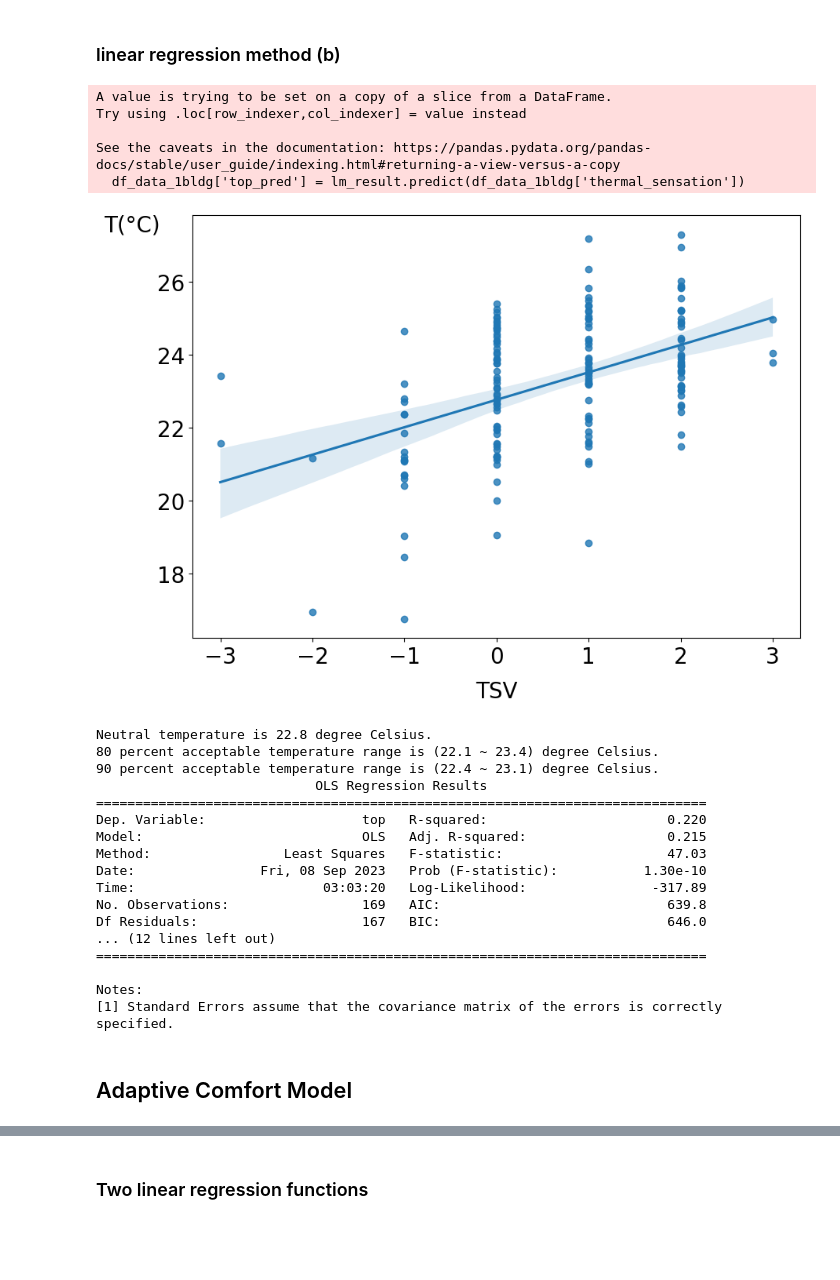
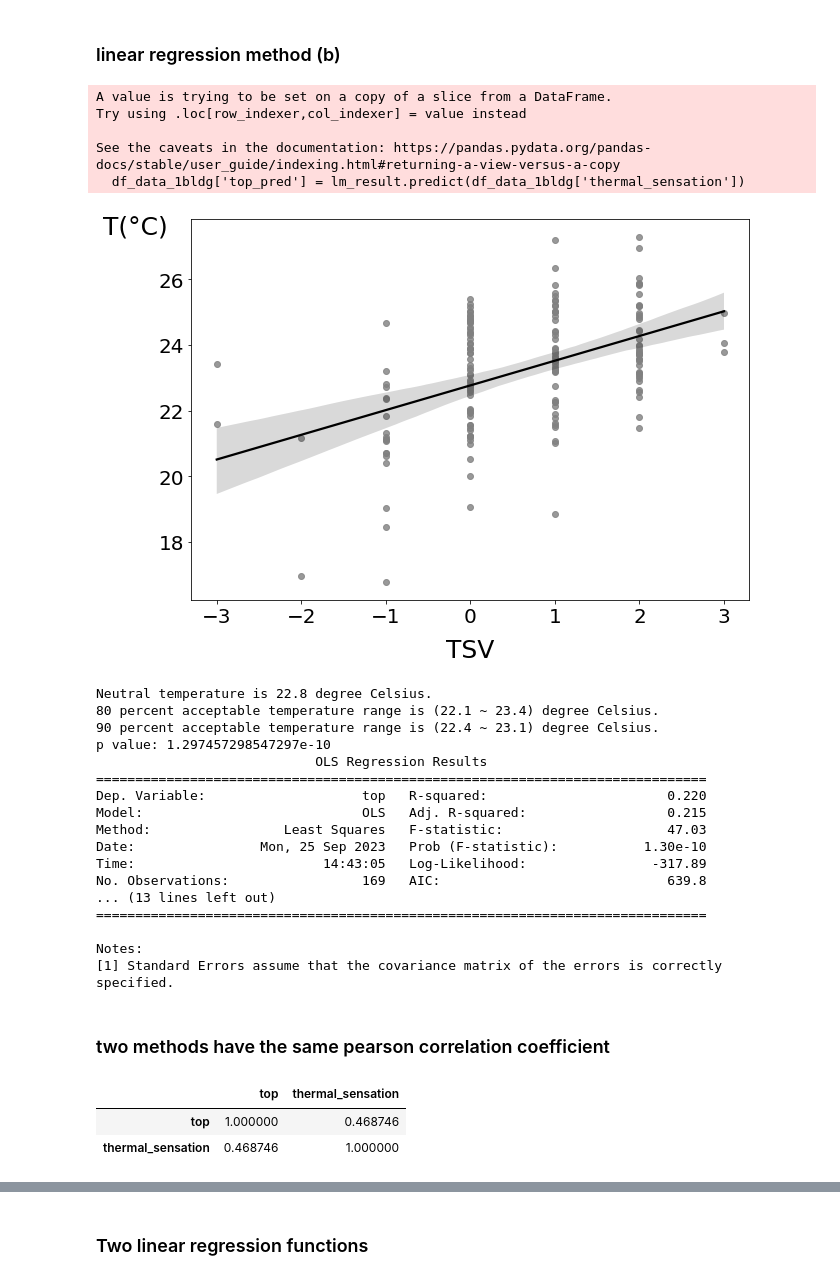
Before and after one commit to ruijis/causal-thinking-neutral-temperature, a Jupyter notebook: two-linear-regressions.ipynb, the cells around one changed output, grey strips where cells are left out. Saved outputs shown, nothing was run; the diff lists cells and outputs as text; code cells hidden in the pictures; blank space fills up the shorter version.

```diff
--- a/two-linear-regressions.ipynb
+++ b/two-linear-regressions.ipynb
@@ -138,9 +141,9 @@ lm_result = smf.ols(formula='top ~ thermal_sensation', data=df_data_1bldg).fit()
 df_data_1bldg['top_pred'] = lm_result.predict(df_data_1bldg['thermal_sensation'])
 # plot the regression line
 plt.figure(figsize=(10, 7))
-sns.regplot(x='thermal_sensation', y='top', data=df_data_1bldg)
-plt.xlabel('TSV', fontsize=20)
-plt.ylabel('T(°C)', rotation=0, fontsize=20)
+sns.regplot(x='thermal_sensation', y='top', data=df_data_1bldg, scatter_kws={'color': 'grey'}, line_kws={'color': 'black'})
+plt.xlabel('TSV', fontsize=25)
+plt.ylabel('T(°C)', rotation=0, fontsize=25)
 # plt.title('Regress thermal sensation votes on indoor temperature')
 
 # Move y-axis label to the top and adjust the distance
@@ -151,50 +154,58 @@ ax.yaxis.set_label_coords(-0.1, 0.95)
 plt.xticks(fontsize=20)  # Rotate and set font size for x-axis tick labels
 plt.yticks(fontsize=20)  # Set font size for y-axis tick labels
 
 plt.grid(False)
 plt.show()
 
 # check whether the correaltion (slope) is significant
 if lm_result.pvalues['thermal_sensation'] < 0.05:
     a = lm_result.params['thermal_sensation']
     b = lm_result.params['Intercept']
     neutral_temp = b
     temp80_up = 0.85*a + b
     temp80_low = (-0.85)*a + b
     temp90_up = 0.5*a + b
     temp90_low = (-0.5)*a + b
     print('Neutral temperature is {:.1f} degree Celsius.'.format(neutral_temp))
     print('80 percent acceptable temperature range is ({:.1f}'.format(temp80_low), '~ {:.1f}) degree Celsius.'.format(temp80_up))
     print('90 percent acceptable temperature range is ({:.1f}'.format(temp90_low), '~ {:.1f}) degree Celsius.'.format(temp90_up))
 
 else:
     print('The slope is not significant.')
 
 # statistical anayalsis summary
+print('p value:', lm_result.pvalues['thermal_sensation'])
 print(lm_result.summary())
 # %% [output]
 A value is trying to be set on a copy of a slice from a DataFrame.
 Try using .loc[row_indexer,col_indexer] = value instead
 
 See the caveats in the documentation: https://pandas.pydata.org/pandas-docs/stable/user_guide/indexing.html#returning-a-view-versus-a-copy
   df_data_1bldg['top_pred'] = lm_result.predict(df_data_1bldg['thermal_sensation'])
-[figure, old version]
+[figure, new version]
 Neutral temperature is 22.8 degree Celsius.
 80 percent acceptable temperature range is (22.1 ~ 23.4) degree Celsius.
 90 percent acceptable temperature range is (22.4 ~ 23.1) degree Celsius.
+p value: 1.297457298547297e-10
                             OLS Regression Results
 ==============================================================================
 Dep. Variable:                    top   R-squared:                       0.220
 Model:                            OLS   Adj. R-squared:                  0.215
 Method:                 Least Squares   F-statistic:                     47.03
-Date:                Fri, 08 Sep 2023   Prob (F-statistic):           1.30e-10
-Time:                        03:03:20   Log-Likelihood:                -317.89
+Date:                Mon, 25 Sep 2023   Prob (F-statistic):           1.30e-10
+Time:                        14:43:05   Log-Likelihood:                -317.89
 No. Observations:                 169   AIC:                             639.8
-Df Residuals:                     167   BIC:                             646.0
-... (12 lines left out)
+... (13 lines left out)
 ==============================================================================
 
 Notes:
 [1] Standard Errors assume that the covariance matrix of the errors is correctly specified.
-# %% [markdown]
-## Adaptive Comfort Model
+# %% [markdown]
+### two methods have the same pearson correlation coefficient
+# %%
+# calculate pearson correlation coefficient
+df_data_1bldg[['top', 'thermal_sensation']].corr()
+# %% [output]
+|  | top | thermal_sensation |
+| top | 1.000000 | 0.468746 |
+| thermal_sensation | 0.468746 | 1.000000 |
```
Also changed, not shown: parts of 40 cells of this notebook.
